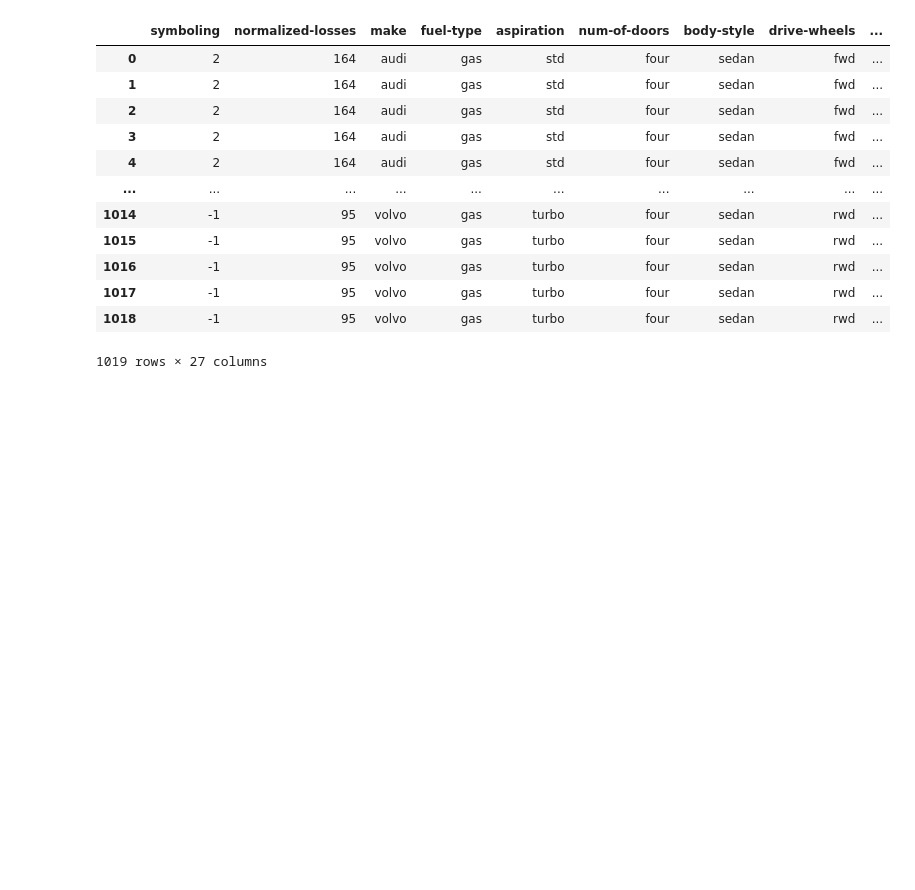
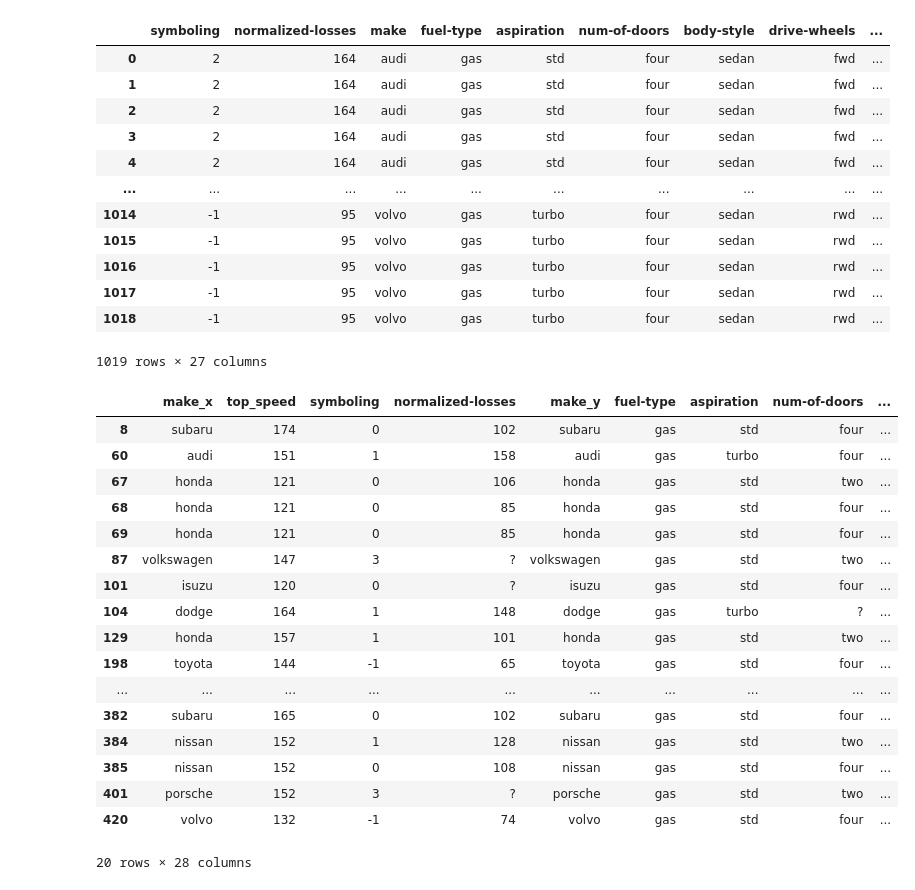
Before and after one commit to mhandihadjadene-blip/intial_commit, a Jupyter notebook: numpy-pandas-seaborn.ipynb, the cells around one changed output. Saved outputs shown, nothing was run; the diff lists cells and outputs as text; code cells hidden in the pictures; blank space fills up the shorter version.

Commit message:
left right

```diff
--- a/numpy-pandas-seaborn.ipynb
+++ b/numpy-pandas-seaborn.ipynb
@@ -196,3 +196,26 @@ cars.merge(speed, how = 'inner', on = 'make')
 | 1017 | -1 | 95 | volvo | gas | turbo | four | sedan | rwd | ... |
 | 1018 | -1 | 95 | volvo | gas | turbo | four | sedan | rwd | ... |
 1019 rows × 27 columns
+# %%
+speed_compare = speed.merge(fast, how="left", on='top_speed')
+speed_compare[speed_compare['make_x']==speed_compare['make_y']]
+# 20 times the random speed matched the intial speed
+# %% [output]
+|  | make_x | top_speed | symboling | normalized-losses | make_y | fuel-type | aspiration | num-of-doors | ... |
+| 8 | subaru | 174 | 0 | 102 | subaru | gas | std | four | ... |
+| 60 | audi | 151 | 1 | 158 | audi | gas | turbo | four | ... |
+| 67 | honda | 121 | 0 | 106 | honda | gas | std | two | ... |
+| 68 | honda | 121 | 0 | 85 | honda | gas | std | four | ... |
+| 69 | honda | 121 | 0 | 85 | honda | gas | std | four | ... |
+| 87 | volkswagen | 147 | 3 | ? | volkswagen | gas | std | two | ... |
+| 101 | isuzu | 120 | 0 | ? | isuzu | gas | std | four | ... |
+| 104 | dodge | 164 | 1 | 148 | dodge | gas | turbo | ? | ... |
+| 129 | honda | 157 | 1 | 101 | honda | gas | std | two | ... |
+| 198 | toyota | 144 | -1 | 65 | toyota | gas | std | four | ... |
+| ... | ... | ... | ... | ... | ... | ... | ... | ... | ... |
+| 382 | subaru | 165 | 0 | 102 | subaru | gas | std | four | ... |
+| 384 | nissan | 152 | 1 | 128 | nissan | gas | std | two | ... |
+| 385 | nissan | 152 | 0 | 108 | nissan | gas | std | four | ... |
+| 401 | porsche | 152 | 3 | ? | porsche | gas | std | two | ... |
+| 420 | volvo | 132 | -1 | 74 | volvo | gas | std | four | ... |
+20 rows × 28 columns
```
Also changed, not shown: parts of 1 cell of this notebook.
